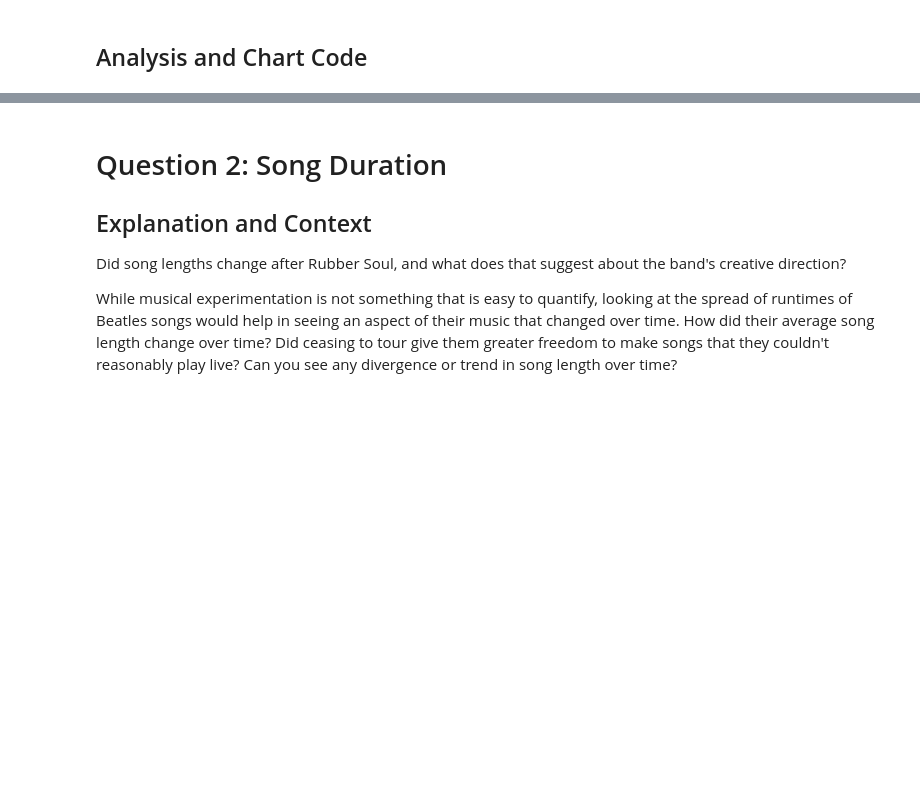
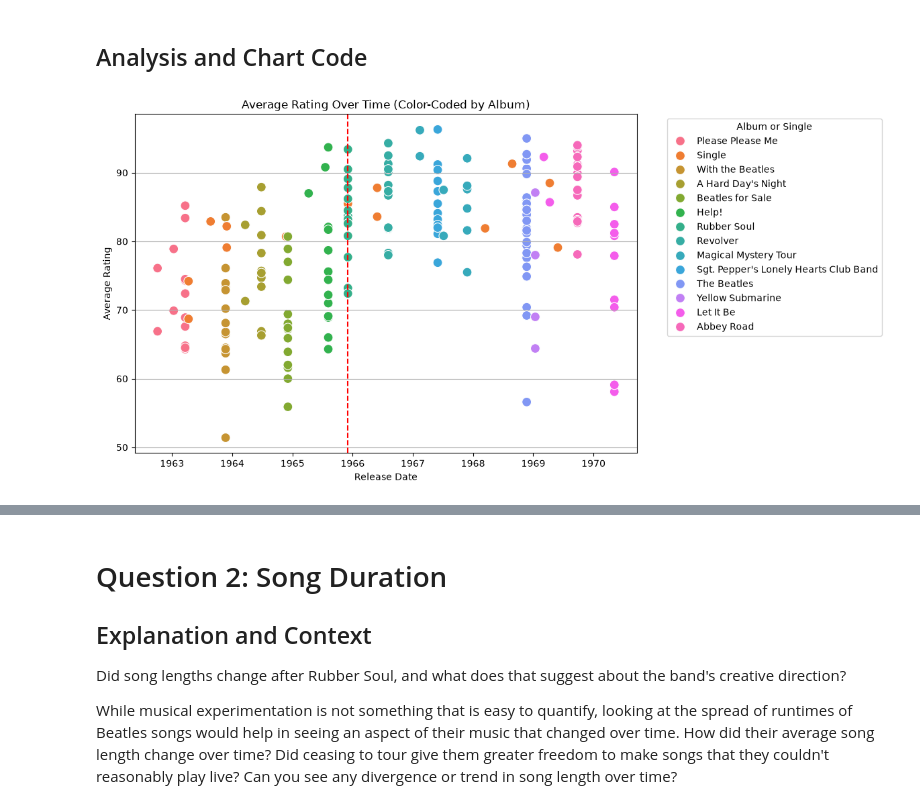
Before and after one commit to Trisolis/Beatles-Analysis, a Jupyter notebook: Analysis.ipynb, the cells around one changed output, grey strips where cells are left out. Saved outputs shown, nothing was run; the diff lists cells and outputs as text; code cells hidden in the pictures; blank space fills up the shorter version.

```diff
--- a/Analysis.ipynb
+++ b/Analysis.ipynb
@@ -177,5 +161,23 @@ This is good to explore to give an establishing shot of the data. The average ra
 # %% [markdown]
 ## Analysis and Chart Code
 # %%
-# Code here
 # Scatter plot with date on x-axis, avg_rating on y-axis, color coded by album. Add vertical line at Rubber Soul date so split is visually obvious
+
+# Sort dataframe by date
+df = df.sort_values(by='Date')
+
+# Plot avg_rating over time, color coded by album
+plt.figure(figsize=(12,6)) # Specifying so it's not too small
+sns.scatterplot(data=df, x='Date', y='avg_rating', hue='Album', s=100)
+
+# Add/modify labels and title
+plt.xlabel("Release Date")
+plt.ylabel("Average Rating")
+plt.title("Average Rating Over Time (Color-Coded by Album)")
+plt.legend(title='Album or Single', bbox_to_anchor=(1.05,1), loc='upper left')
+plt.axvline(x=rubber_soul_date, color='red', linestyle='--', label='Rubber Soul (1965)')
+plt.grid(axis='y')
+plt.tight_layout()
+plt.show()
+# %% [output]
+[figure, added]
```
Also changed, not shown: parts of 3 cells of this notebook.
